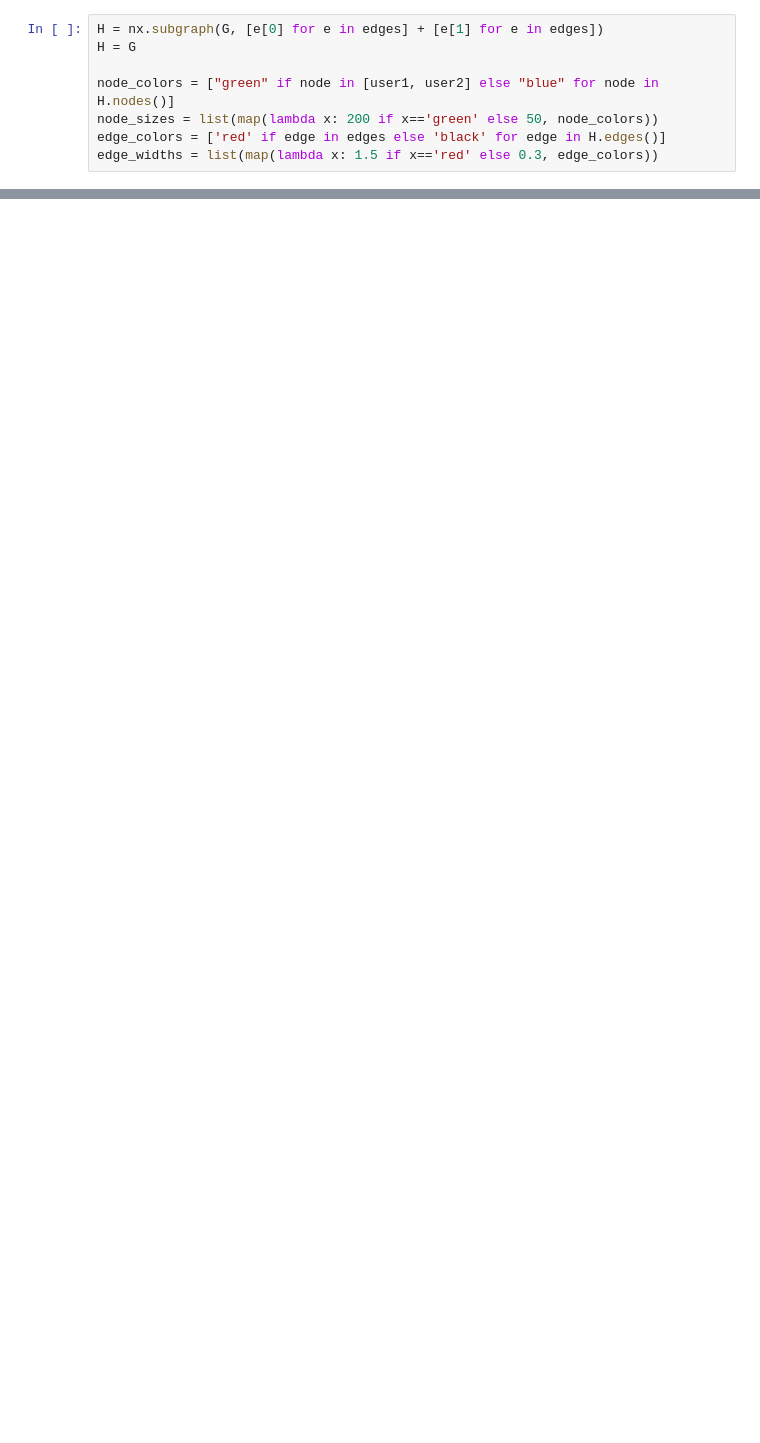
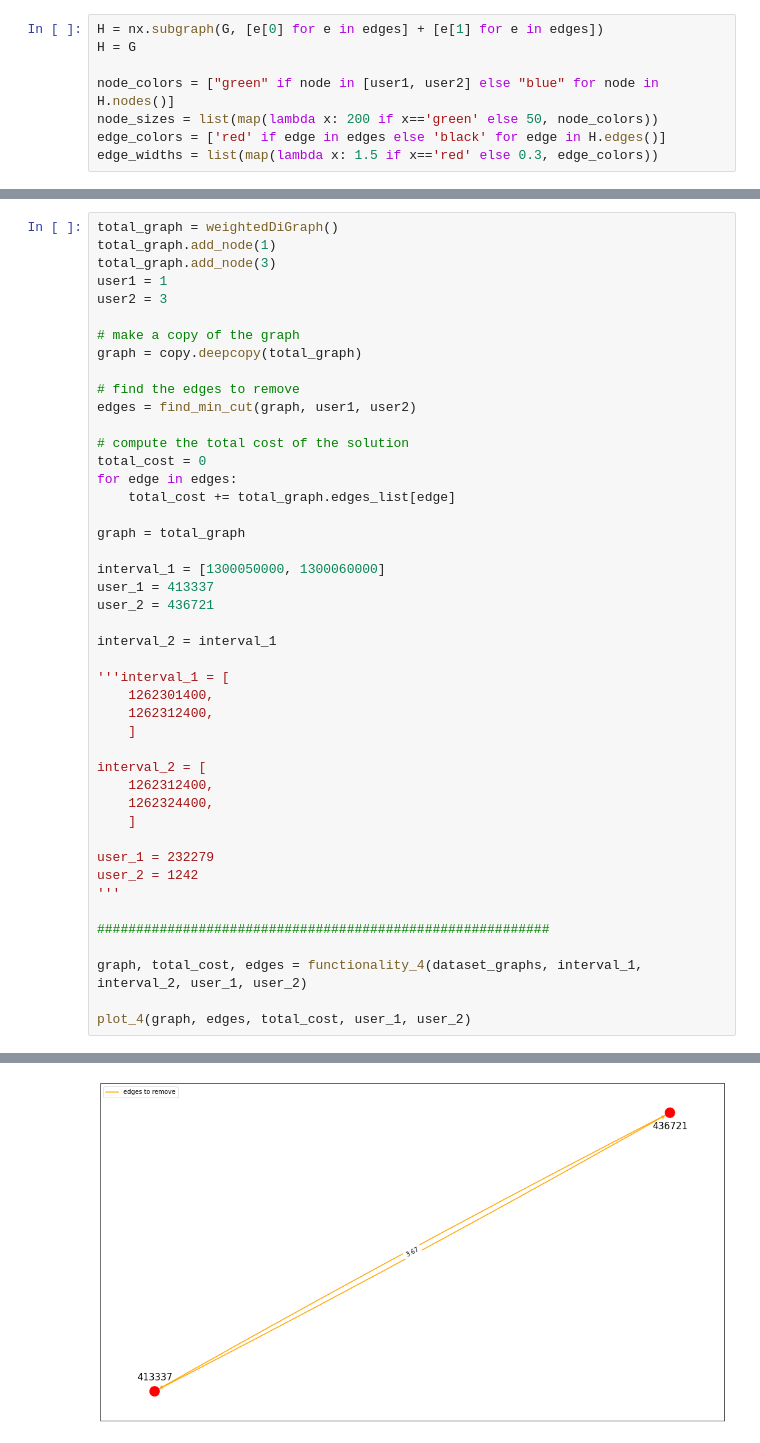
Before and after one commit to MartinaMlz/ADM_HW5, a Jupyter notebook: chri_4.ipynb, the cells around one changed output, grey strips where cells are left out. Drawn from its saved outputs; the diff is of its cells as text; blank space fills up the shorter version.

```diff
--- a/chri_4.ipynb
+++ b/chri_4.ipynb
@@ -1331,0 +1475,46 @@ plt.show()
+# %%
+total_graph = weightedDiGraph()
+total_graph.add_node(1)
+total_graph.add_node(3)
+user1 = 1
+user2 = 3
+
+# make a copy of the graph
+graph = copy.deepcopy(total_graph)
+
+# find the edges to remove
+edges = find_min_cut(graph, user1, user2)
+
+# compute the total cost of the solution
+total_cost = 0
+for edge in edges:
+    total_cost += total_graph.edges_list[edge]
+
+graph = total_graph
+
+interval_1 = [1300050000, 1300060000]
+user_1 = 413337
+user_2 = 436721
+
+interval_2 = interval_1
+
+'''interval_1 = [
+    1262301400,
+    1262312400,
+    ]
+
+interval_2 = [
+    1262312400,
+    1262324400,
+    ]
+
+user_1 = 232279
+user_2 = 1242
+'''
+
+##########################################################
+
+graph, total_cost, edges = functionality_4(dataset_graphs, interval_1, interval_2, user_1, user_2)
+
+plot_4(graph, edges, total_cost, user_1, user_2)
+# %% [output]
@@ -1331,0 +1524 @@ plt.show()
+[figure, added]
```
Also changed, not shown: parts of 29 cells of this notebook, 9 other files.
